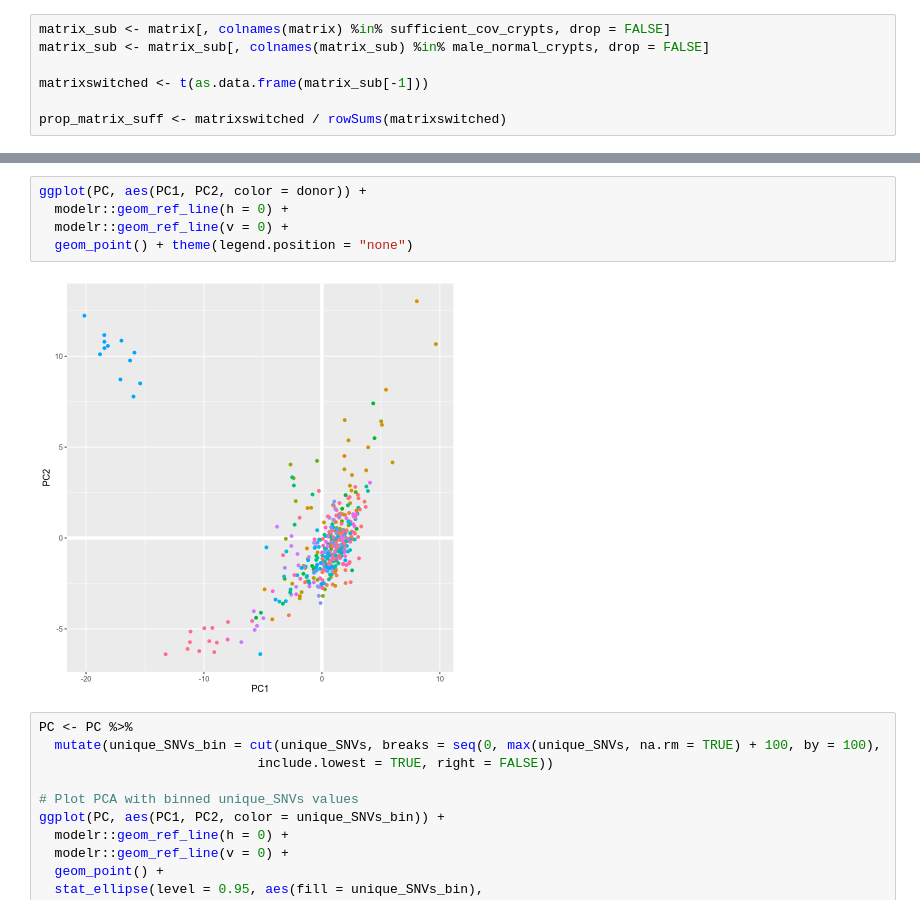
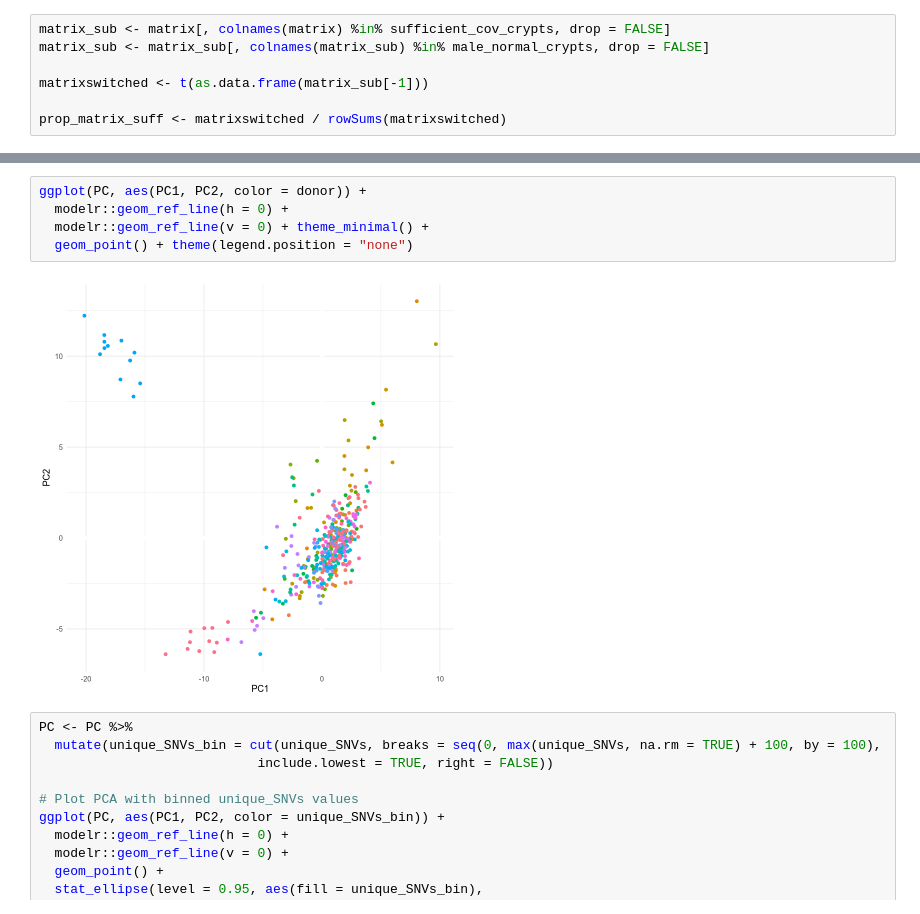
Before and after one commit to laurelhiatt/SEMIColon, a Jupyter notebook: scripts/figures/Figure1.ipynb, the cells around one changed output, grey strips where cells are left out. Drawn from its saved outputs; the diff is of its cells as text.

```diff
--- a/scripts/figures/Figure1.ipynb
+++ b/scripts/figures/Figure1.ipynb
@@ -538,10 +539,10 @@ Cumulative Proportion  0.9985 0.99911 0.99958 1.00000 1.000e+00
 # %%
 ggplot(PC, aes(PC1, PC2, color = donor)) +
   modelr::geom_ref_line(h = 0) +
-  modelr::geom_ref_line(v = 0) +
+  modelr::geom_ref_line(v = 0) + theme_minimal() +
   geom_point() + theme(legend.position = "none")
 # %% [output]
-[figure, old version]
+[figure, new version]
 # %%
 PC <- PC %>%
   mutate(unique_SNVs_bin = cut(unique_SNVs, breaks = seq(0, max(unique_SNVs, na.rm = TRUE) + 100, by = 100),
```
Also changed, not shown: parts of 10 cells of this notebook.
